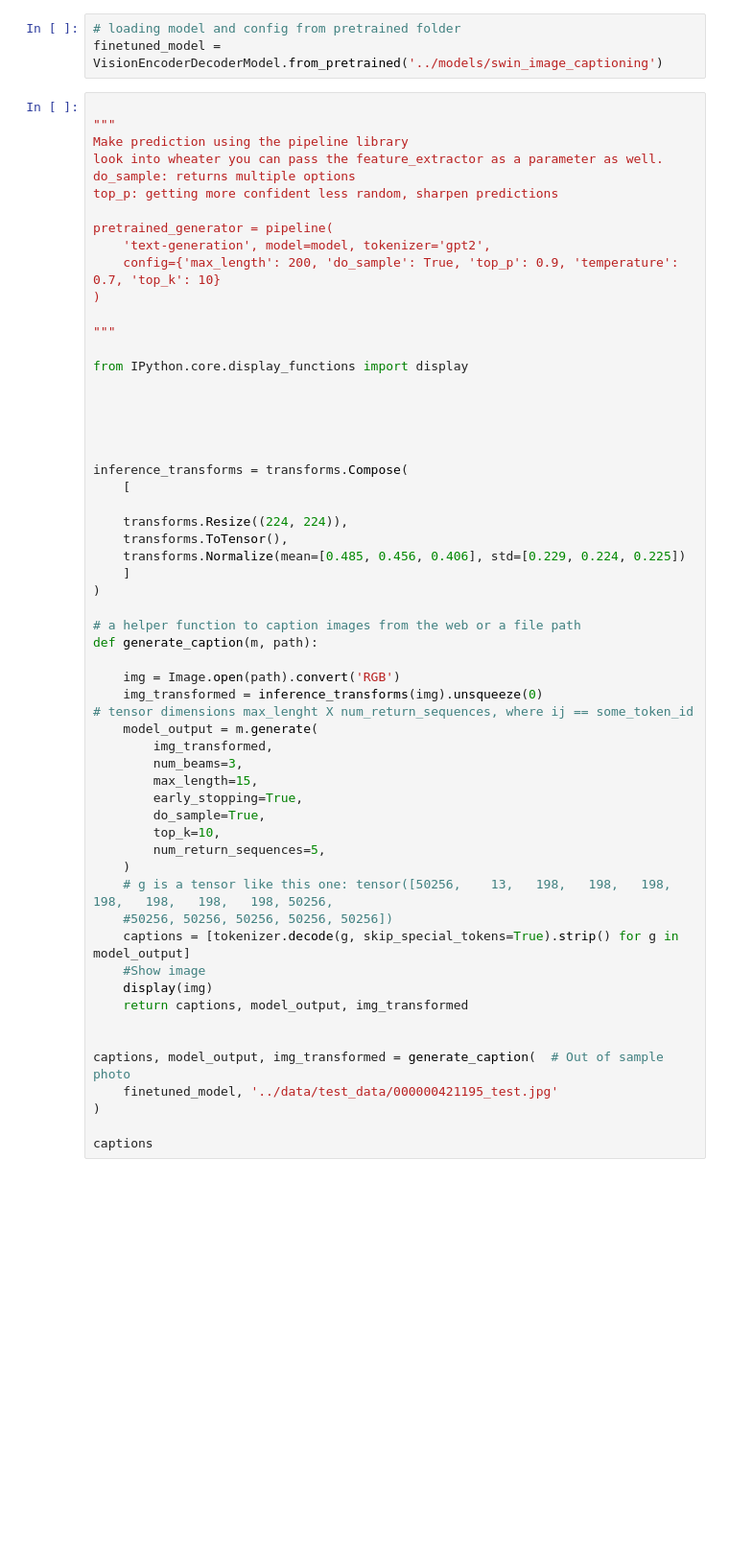
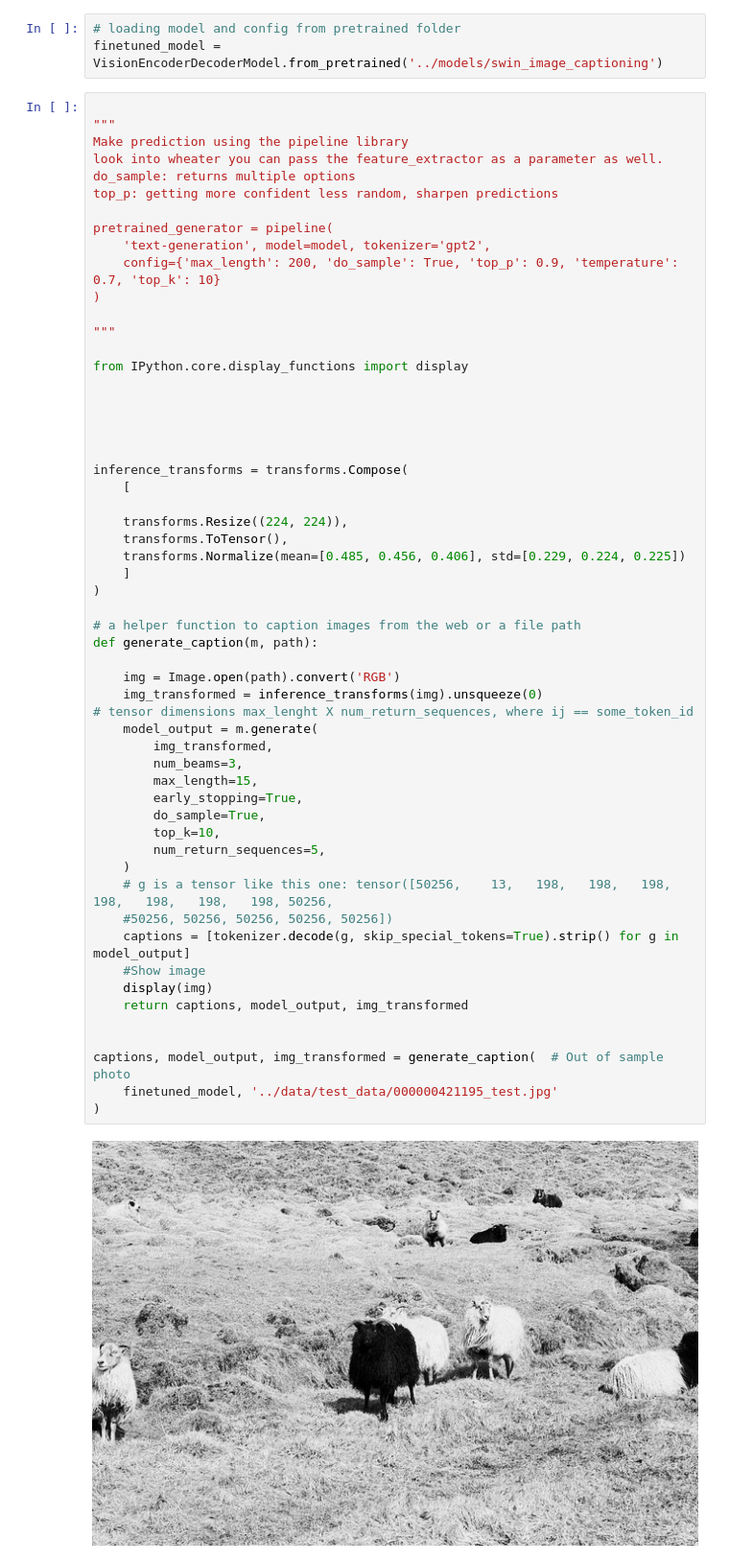
Before and after one commit to yesidc/image-captioning, a Jupyter notebook: Notebooks/image_captioning_model_swin_gpt.ipynb, the cells around one changed output. Shown: that part at 96% size. Saved outputs shown, nothing was run; the diff lists cells and outputs as text; blank space fills up the shorter version.

```diff
--- a/Notebooks/image_captioning_model_swin_gpt.ipynb
+++ b/Notebooks/image_captioning_model_swin_gpt.ipynb
@@ -419,32 +420,32 @@ inference_transforms = transforms.Compose(
     transforms.Normalize(mean=[0.485, 0.456, 0.406], std=[0.229, 0.224, 0.225])
     ]
 )
 
 # a helper function to caption images from the web or a file path
 def generate_caption(m, path):
 
     img = Image.open(path).convert('RGB')
     img_transformed = inference_transforms(img).unsqueeze(0)
 # tensor dimensions max_lenght X num_return_sequences, where ij == some_token_id
     model_output = m.generate(
         img_transformed,
         num_beams=3,
         max_length=15,
         early_stopping=True,
         do_sample=True,
         top_k=10,
         num_return_sequences=5,
     )
     # g is a tensor like this one: tensor([50256,    13,   198,   198,   198,   198,   198,   198,   198, 50256,
     #50256, 50256, 50256, 50256, 50256])
     captions = [tokenizer.decode(g, skip_special_tokens=True).strip() for g in model_output]
     #Show image
     display(img)
     return captions, model_output, img_transformed
 
 
 captions, model_output, img_transformed = generate_caption(  # Out of sample photo
     finetuned_model, '../data/test_data/000000421195_test.jpg'
 )
-
-captions
+# %% [output]
+[figure, added]
```
Also changed, not shown: parts of 13 cells of this notebook, 4 other files.
